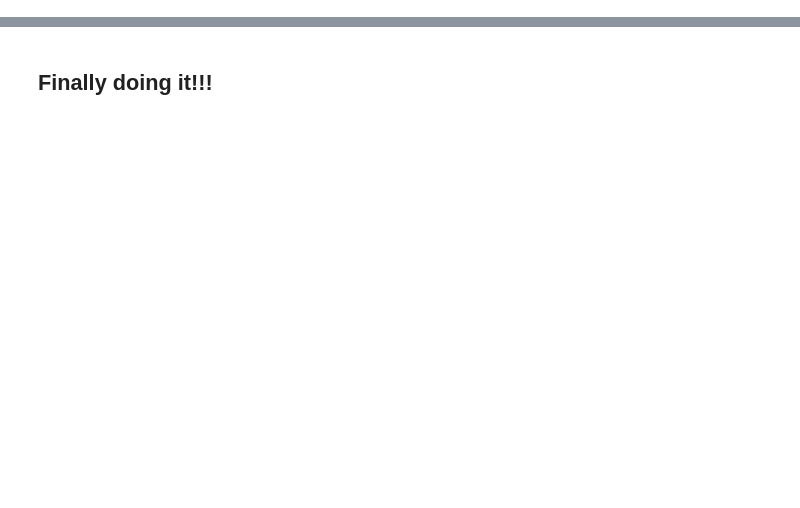
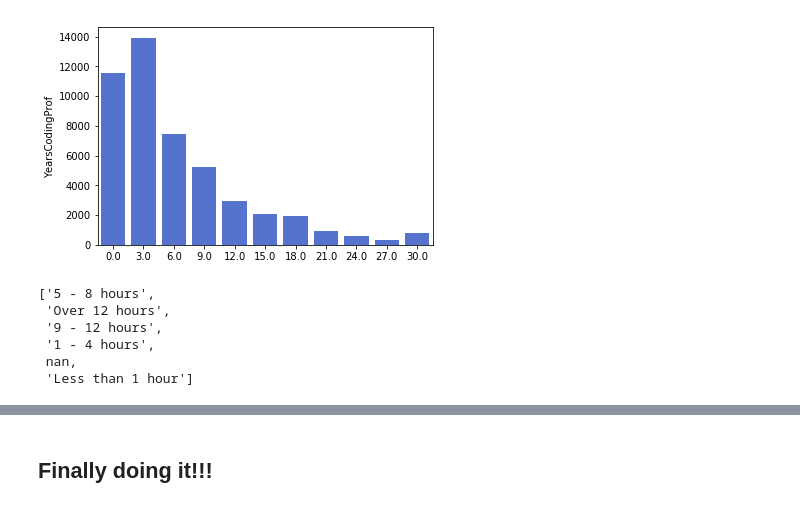
Before and after one commit to joshtice/stackoverflow2018, a Jupyter notebook: model.ipynb, the cells around one changed output, grey strips where cells are left out. Saved outputs shown, nothing was run; the diff lists cells and outputs as text; code cells hidden in the pictures; blank space fills up the shorter version.

```diff
--- a/model.ipynb
+++ b/model.ipynb
@@ -507,0 +176,17 @@ df2.shape
+# %%
+years_coding_prof = df.YearsCodingProf.map(years_coding_mapping)
+years_coding_prof = years_coding_prof.fillna(years_coding_prof.median())
+
+sns.barplot(x=years_coding_prof.value_counts().index, y=years_coding_prof.value_counts(), color='royalblue')
+plt.show()
+# %% [output]
+[figure, added]
+# %%
+pprint(list(df.HoursComputer.unique()))
+# %% [output]
+['5 - 8 hours',
+ 'Over 12 hours',
+ '9 - 12 hours',
+ '1 - 4 hours',
+ nan,
+ 'Less than 1 hour']
```
Also changed, not shown: parts of 97 cells of this notebook.
